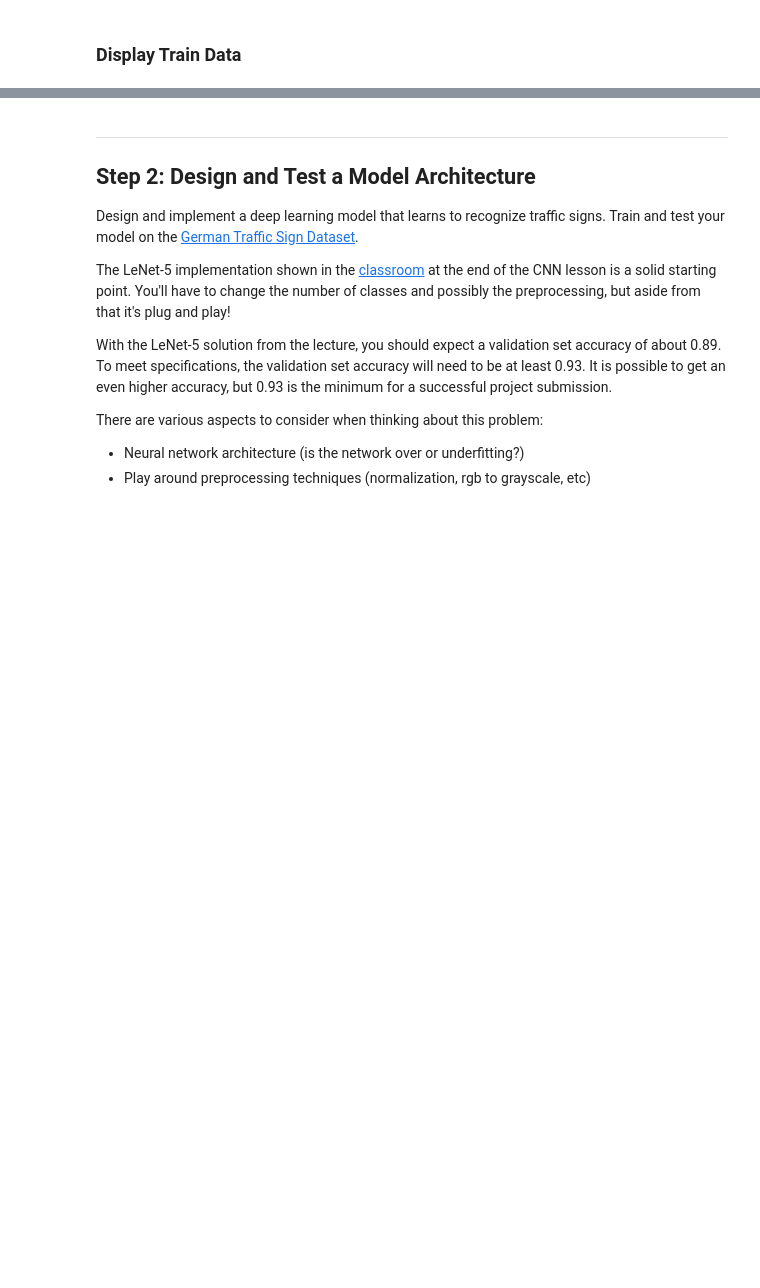
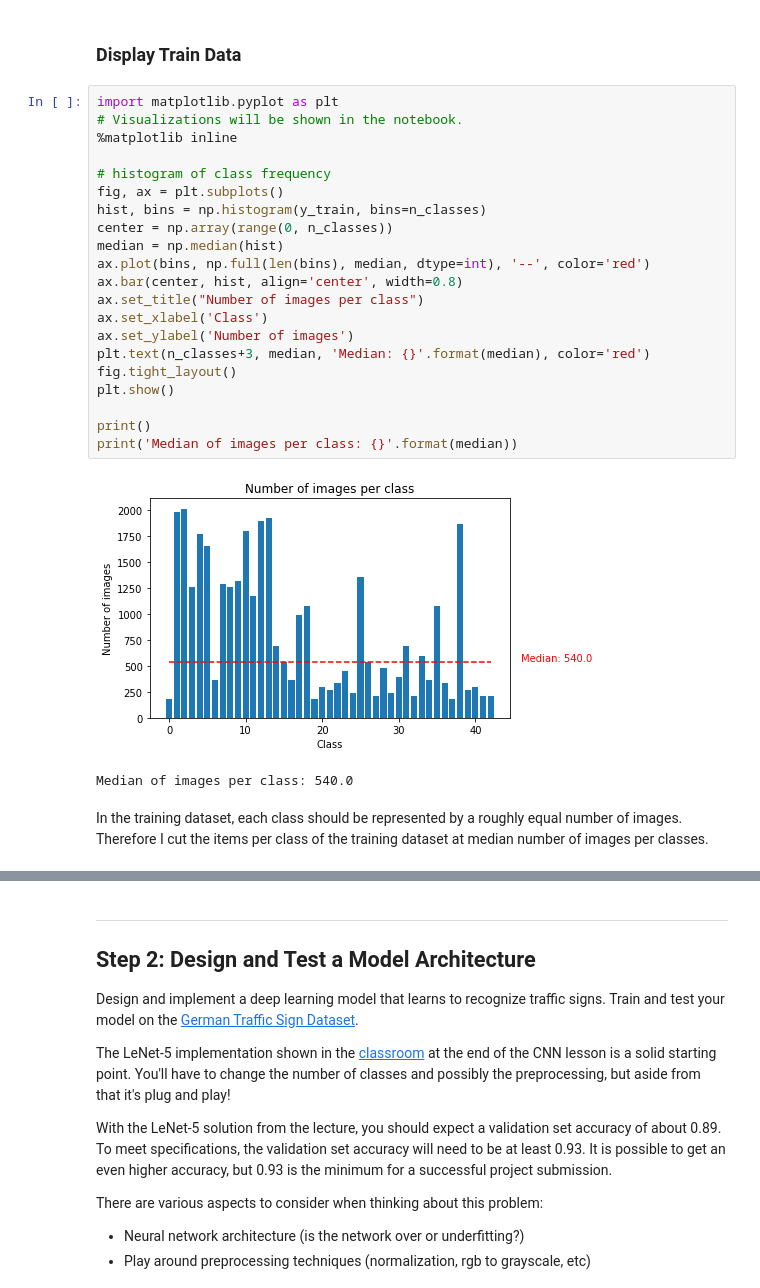
Before and after one commit to aboerzel/Traffic-Sign-Classifier, a Jupyter notebook: Traffic_Sign_Classifier.ipynb, the cells around one changed output, grey strips where cells are left out. Drawn from its saved outputs; the diff is of its cells as text; blank space fills up the shorter version.

```diff
--- a/Traffic_Sign_Classifier.ipynb
+++ b/Traffic_Sign_Classifier.ipynb
@@ -138,4 +138,31 @@ Number of classes: 43
   42: End of no passing by vehicles over 3.5 metric tons
 # %% [markdown]
 ### Display Train Data
+# %%
+import matplotlib.pyplot as plt
+# Visualizations will be shown in the notebook.
+%matplotlib inline
+
+# histogram of class frequency
+fig, ax = plt.subplots()
+hist, bins = np.histogram(y_train, bins=n_classes)
+center = np.array(range(0, n_classes))
+median = np.median(hist)
+ax.plot(bins, np.full(len(bins), median, dtype=int), '--', color='red')
+ax.bar(center, hist, align='center', width=0.8)
+ax.set_title("Number of images per class")
+ax.set_xlabel('Class')
+ax.set_ylabel('Number of images')
+plt.text(n_classes+3, median, 'Median: {}'.format(median), color='red')
+fig.tight_layout()
+plt.show()
+
+print()
+print('Median of images per class: {}'.format(median))
+# %% [output]
+[figure, added]
+Median of images per class: 540.0
+# %% [markdown]
+In the training dataset, each class should be represented by a roughly equal number of images.
+Therefore I cut the items per class of the training dataset at median number of images per classes.
 # %%
```
Also changed, not shown: parts of 2 cells of this notebook.
